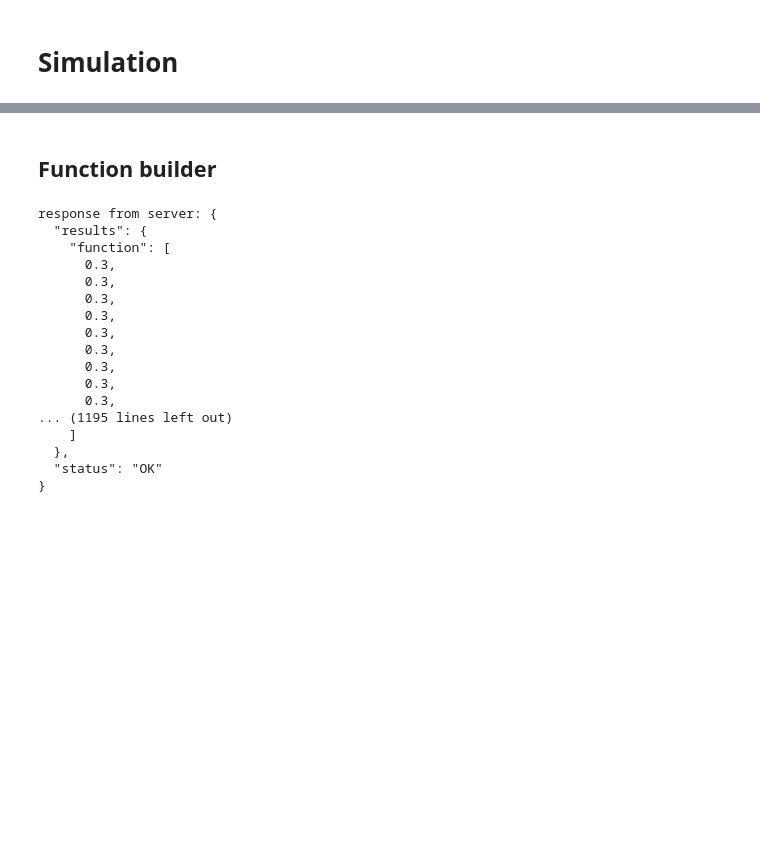
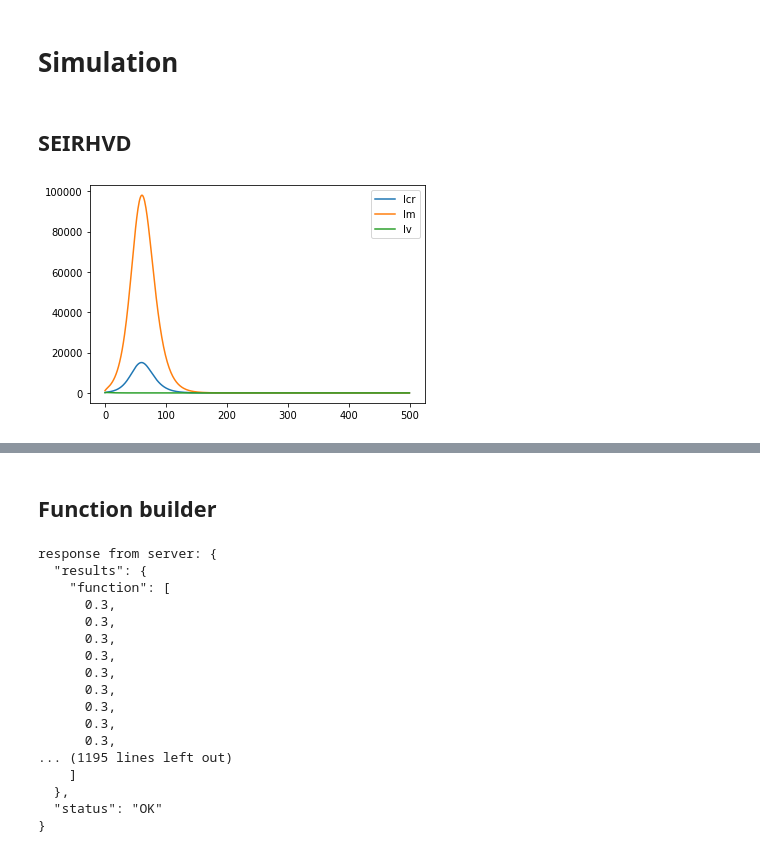
Before and after one commit to DLab/covid19geomodeller, a Jupyter notebook: backend/backend_test.ipynb, the cells around one changed output, grey strips where cells are left out. Drawn from its saved outputs; the diff is of its cells as text; code cells hidden in the pictures; blank space fills up the shorter version.

```diff
--- a/backend/backend_test.ipynb
+++ b/backend/backend_test.ipynb
@@ -36,0 +10,2 @@ dictToSend = {'t_init':490,'t_end':550,'function':{
+# %% [markdown]
+## SEIRHVD
@@ -36,0 +91,14 @@ dictToSend = {'t_init':490,'t_end':550,'function':{
+# %%
+res = requests.post('http://localhost:5003/simulate', json=dictToSend)
+#print('response from server:',res.text)
+dictFromServer = res.json()
+# %%
+response = json.loads(dictFromServer['results']['sim1'])
+# %%
+plt.plot(response['t'].values(),response['Icr'].values(),label='Icr')
+plt.plot(response['t'].values(),response['Im'].values(),label='Im')
+plt.plot(response['t'].values(),response['Iv'].values(),label='Iv')
+plt.legend(loc=0)
+plt.show()
+# %% [output]
+[figure, added]
```
Also changed, not shown: parts of 3 cells of this notebook.
